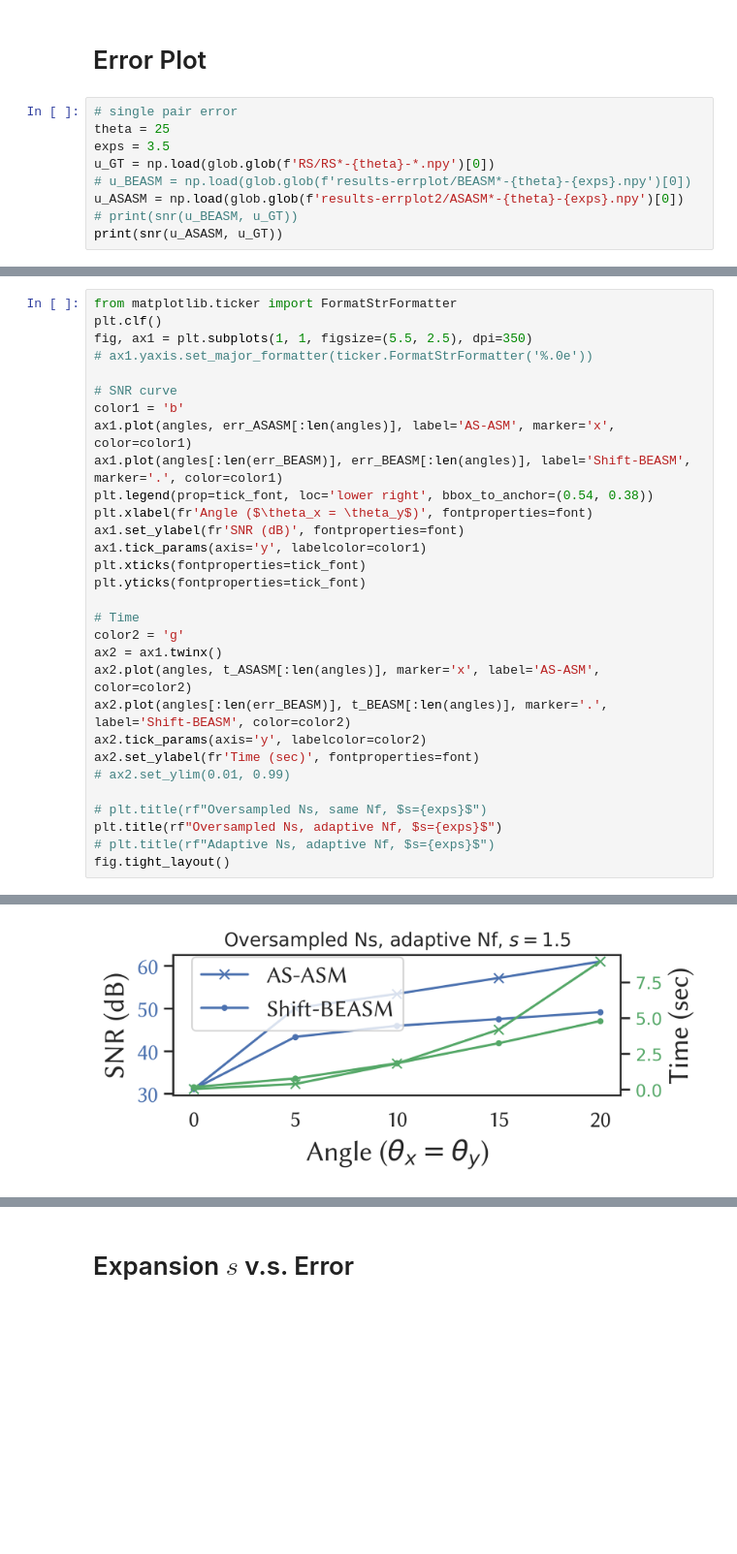
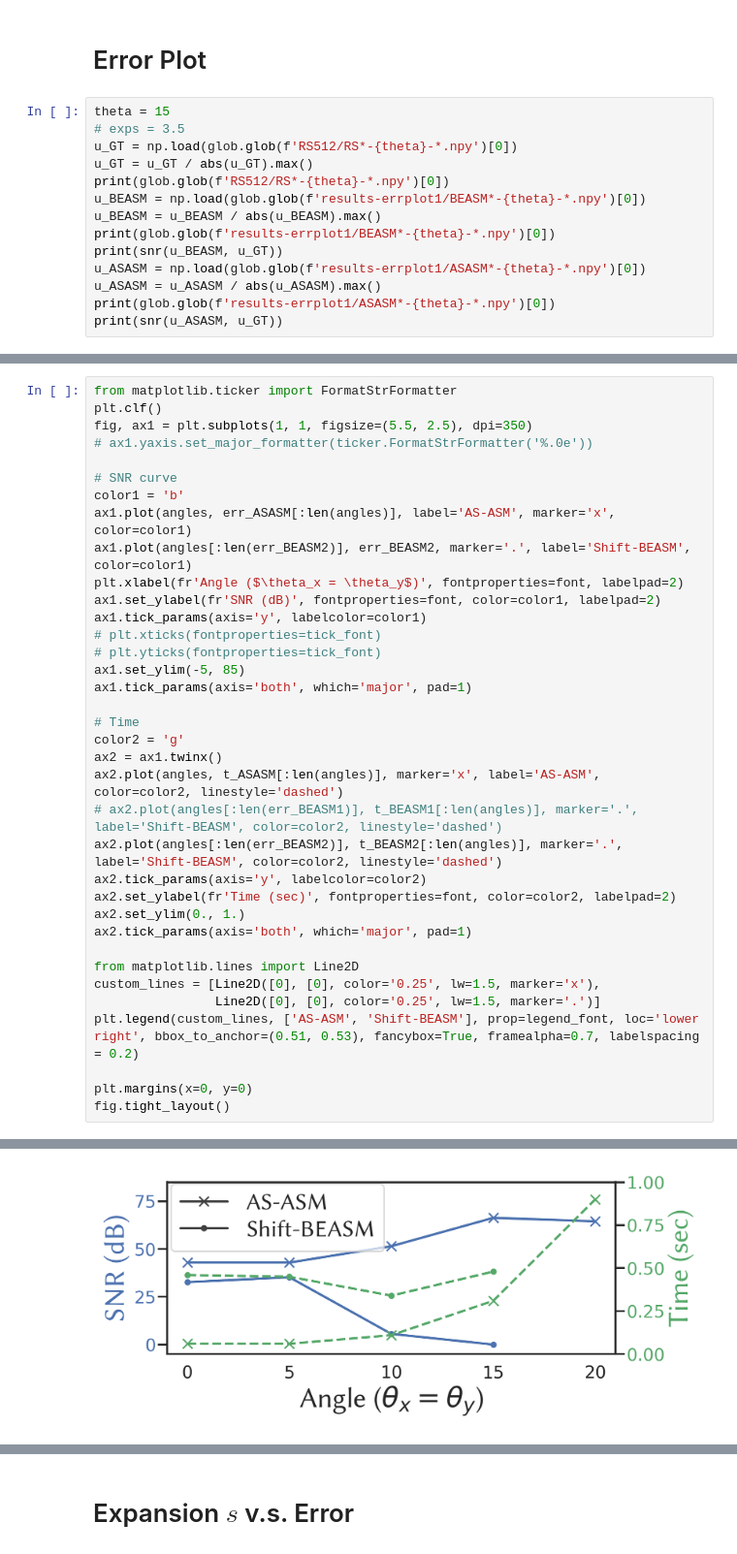
Before and after one commit to whywww/ASASM, a Jupyter notebook: figures.ipynb, the cells around one changed output, grey strips where cells are left out. Shown at 97% size. Cells and saved outputs as stored; diff of their text form; blank space fills up the shorter version.

```diff
--- a/figures.ipynb
+++ b/figures.ipynb
@@ -58,11 +71,16 @@ from skimage.metrics import structural_similarity as ssim
 # %% [markdown]
 # Error Plot
 # %%
-# single pair error
-theta = 25
-exps = 3.5
-u_GT = np.load(glob.glob(f'RS/RS*-{theta}-*.npy')[0])
-# u_BEASM = np.load(glob.glob(f'results-errplot/BEASM*-{theta}-{exps}.npy')[0])
-u_ASASM = np.load(glob.glob(f'results-errplot2/ASASM*-{theta}-{exps}.npy')[0])
-# print(snr(u_BEASM, u_GT))
+theta = 15
+# exps = 3.5
+u_GT = np.load(glob.glob(f'RS512/RS*-{theta}-*.npy')[0])
+u_GT = u_GT / abs(u_GT).max()
+print(glob.glob(f'RS512/RS*-{theta}-*.npy')[0])
+u_BEASM = np.load(glob.glob(f'results-errplot1/BEASM*-{theta}-*.npy')[0])
+u_BEASM = u_BEASM / abs(u_BEASM).max()
+print(glob.glob(f'results-errplot1/BEASM*-{theta}-*.npy')[0])
+print(snr(u_BEASM, u_GT))
+u_ASASM = np.load(glob.glob(f'results-errplot1/ASASM*-{theta}-*.npy')[0])
+u_ASASM = u_ASASM / abs(u_ASASM).max()
+print(glob.glob(f'results-errplot1/ASASM*-{theta}-*.npy')[0])
 print(snr(u_ASASM, u_GT))
@@ -96,34 +186,40 @@ err_ASASM = np.array(err_ASASM)
 # %%
 from matplotlib.ticker import FormatStrFormatter
 plt.clf()
 fig, ax1 = plt.subplots(1, 1, figsize=(5.5, 2.5), dpi=350)
 # ax1.yaxis.set_major_formatter(ticker.FormatStrFormatter('%.0e'))
 
 # SNR curve
 color1 = 'b'
 ax1.plot(angles, err_ASASM[:len(angles)], label='AS-ASM', marker='x', color=color1)
-ax1.plot(angles[:len(err_BEASM)], err_BEASM[:len(angles)], label='Shift-BEASM', marker='.', color=color1)
-plt.legend(prop=tick_font, loc='lower right', bbox_to_anchor=(0.54, 0.38))
-plt.xlabel(fr'Angle ($\theta_x = \theta_y$)', fontproperties=font)
-ax1.set_ylabel(fr'SNR (dB)', fontproperties=font)
+ax1.plot(angles[:len(err_BEASM2)], err_BEASM2, marker='.', label='Shift-BEASM', color=color1)
+plt.xlabel(fr'Angle ($\theta_x = \theta_y$)', fontproperties=font, labelpad=2)
+ax1.set_ylabel(fr'SNR (dB)', fontproperties=font, color=color1, labelpad=2)
 ax1.tick_params(axis='y', labelcolor=color1)
-plt.xticks(fontproperties=tick_font)
-plt.yticks(fontproperties=tick_font)
+# plt.xticks(fontproperties=tick_font)
+# plt.yticks(fontproperties=tick_font)
+ax1.set_ylim(-5, 85)
+ax1.tick_params(axis='both', which='major', pad=1)
 
 # Time
 color2 = 'g'
 ax2 = ax1.twinx()
-ax2.plot(angles, t_ASASM[:len(angles)], marker='x', label='AS-ASM', color=color2)
-ax2.plot(angles[:len(err_BEASM)], t_BEASM[:len(angles)], marker='.', label='Shift-BEASM', color=color2)
+ax2.plot(angles, t_ASASM[:len(angles)], marker='x', label='AS-ASM', color=color2, linestyle='dashed')
+# ax2.plot(angles[:len(err_BEASM1)], t_BEASM1[:len(angles)], marker='.', label='Shift-BEASM', color=color2, linestyle='dashed')
+ax2.plot(angles[:len(err_BEASM2)], t_BEASM2[:len(angles)], marker='.', label='Shift-BEASM', color=color2, linestyle='dashed')
 ax2.tick_params(axis='y', labelcolor=color2)
-ax2.set_ylabel(fr'Time (sec)', fontproperties=font)
-# ax2.set_ylim(0.01, 0.99)
+ax2.set_ylabel(fr'Time (sec)', fontproperties=font, color=color2, labelpad=2)
+ax2.set_ylim(0., 1.)
+ax2.tick_params(axis='both', which='major', pad=1)
 
-# plt.title(rf"Oversampled Ns, same Nf, $s={exps}$")
-plt.title(rf"Oversampled Ns, adaptive Nf, $s={exps}$")
-# plt.title(rf"Adaptive Ns, adaptive Nf, $s={exps}$")
+from matplotlib.lines import Line2D
+custom_lines = [Line2D([0], [0], color='0.25', lw=1.5, marker='x'),
+                Line2D([0], [0], color='0.25', lw=1.5, marker='.')]
+plt.legend(custom_lines, ['AS-ASM', 'Shift-BEASM'], prop=legend_font, loc='lower right', bbox_to_anchor=(0.51, 0.53), fancybox=True, framealpha=0.7, labelspacing = 0.2)
+
+plt.margins(x=0, y=0)
 fig.tight_layout()
 # %% [output]
 <Figure size 640x480 with 0 Axes>
-[figure, old version]
+[figure, new version]
 # %%
```
Also changed, not shown: parts of 41 cells of this notebook, 9 other files.
